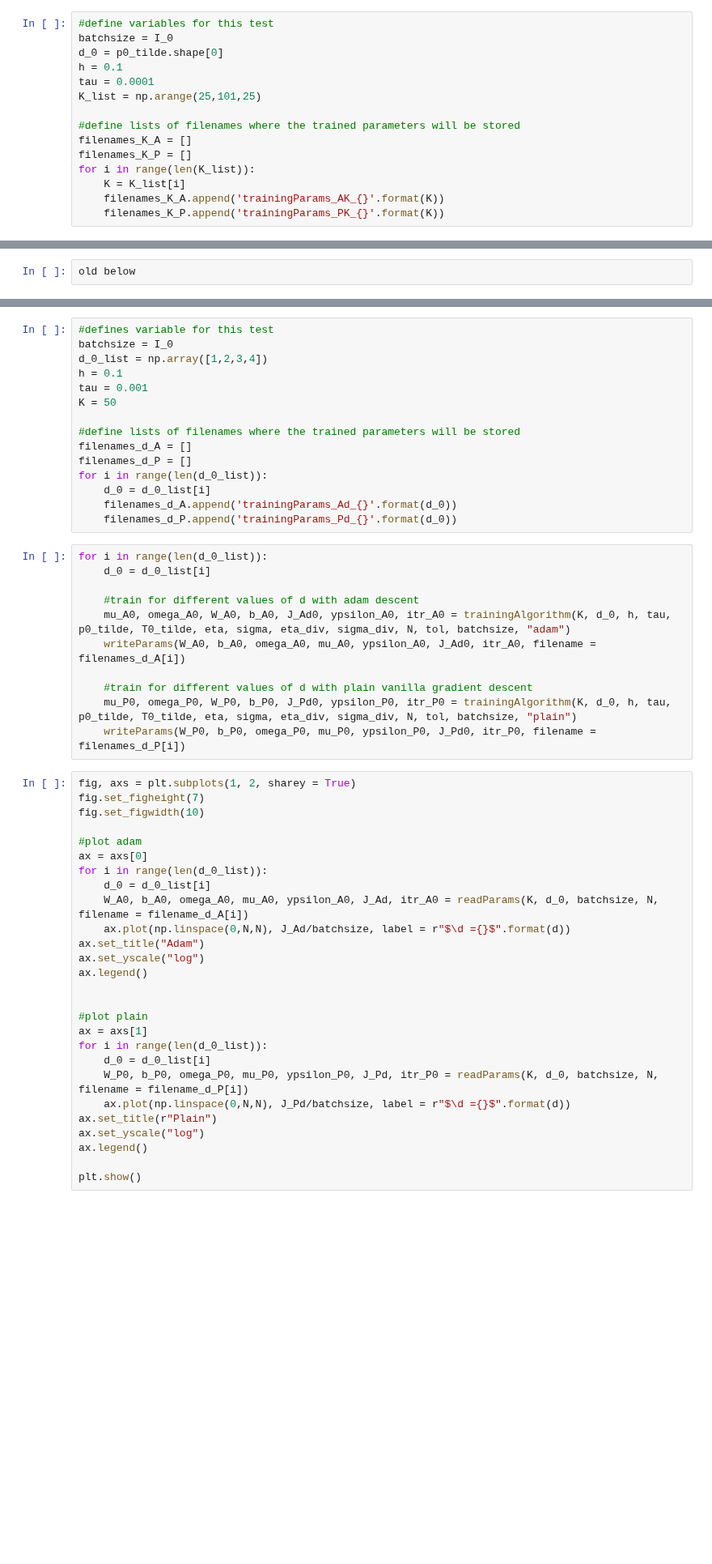
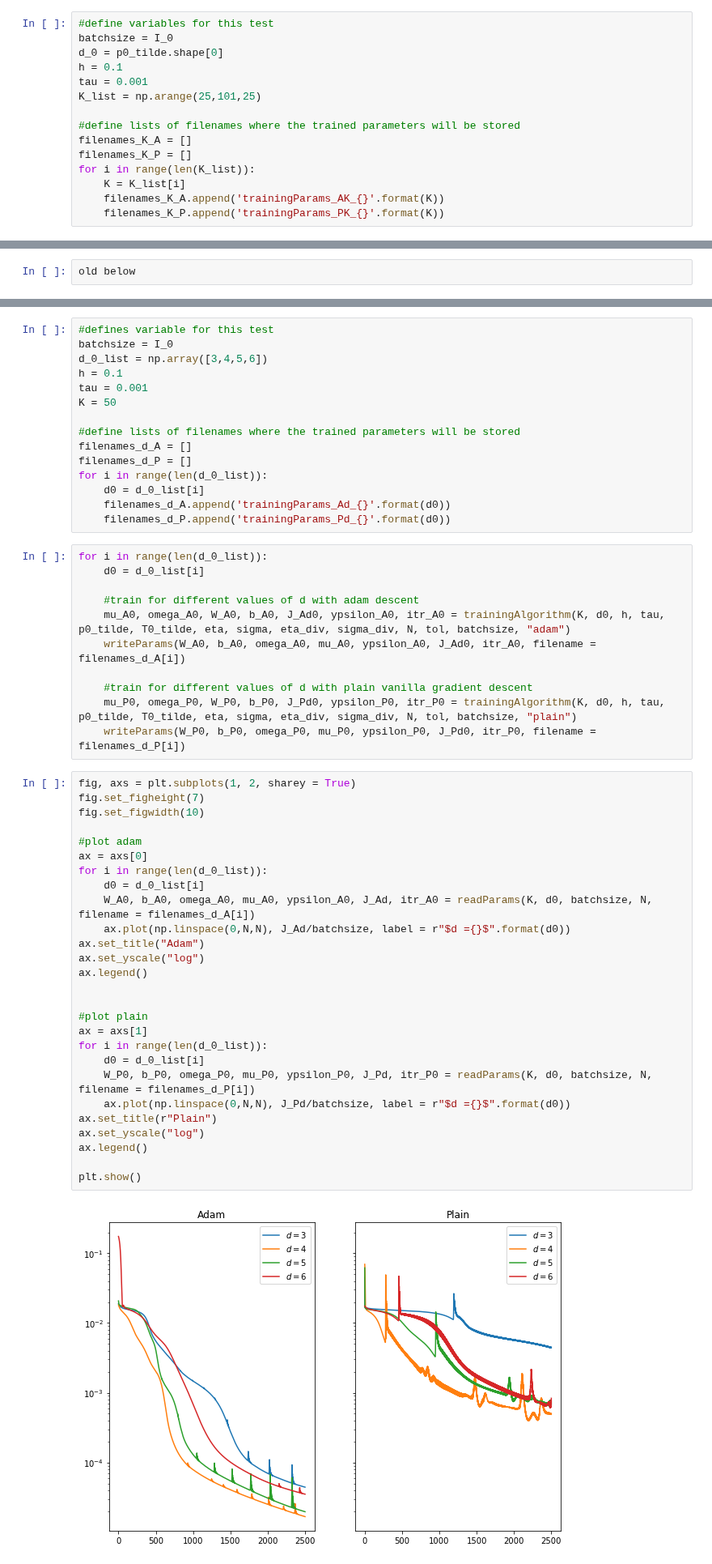
Before and after one commit to vivekapriyas/Function_Neural_Network, a Jupyter notebook: Project2.ipynb, the cells around one changed output, grey strips where cells are left out. Shown at 81% size. Drawn from its saved outputs; the diff is of its cells as text; blank space fills up the shorter version.

```diff
--- a/Project2.ipynb
+++ b/Project2.ipynb
@@ -398,7 +420,7 @@ plt.show()
 batchsize = I_0
 d_0 = p0_tilde.shape[0]
 h = 0.1
-tau = 0.0001
+tau = 0.001
 K_list = np.arange(25,101,25)
 
 #define lists of filenames where the trained parameters will be stored
@@ -677,7 +703,7 @@ plt.show()
 # %%
 #defines variable for this test
 batchsize = I_0
-d_0_list = np.array([1,2,3,4])
+d_0_list = np.array([3,4,5,6])
 h = 0.1
 tau = 0.001
 K = 50
@@ -686,47 +712,49 @@ K = 50
 filenames_d_A = []
 filenames_d_P = []
 for i in range(len(d_0_list)):
-    d_0 = d_0_list[i]
-    filenames_d_A.append('trainingParams_Ad_{}'.format(d_0))
-    filenames_d_P.append('trainingParams_Pd_{}'.format(d_0))
+    d0 = d_0_list[i]
+    filenames_d_A.append('trainingParams_Ad_{}'.format(d0))
+    filenames_d_P.append('trainingParams_Pd_{}'.format(d0))
 # %%
 for i in range(len(d_0_list)):
-    d_0 = d_0_list[i]
+    d0 = d_0_list[i]
 
     #train for different values of d with adam descent
-    mu_A0, omega_A0, W_A0, b_A0, J_Ad0, ypsilon_A0, itr_A0 = trainingAlgorithm(K, d_0, h, tau, p0_tilde, T0_tilde, eta, sigma, eta_div, sigma_div, N, tol, batchsize, "adam")
+    mu_A0, omega_A0, W_A0, b_A0, J_Ad0, ypsilon_A0, itr_A0 = trainingAlgorithm(K, d0, h, tau, p0_tilde, T0_tilde, eta, sigma, eta_div, sigma_div, N, tol, batchsize, "adam")
     writeParams(W_A0, b_A0, omega_A0, mu_A0, ypsilon_A0, J_Ad0, itr_A0, filename = filenames_d_A[i])
 
     #train for different values of d with plain vanilla gradient descent
-    mu_P0, omega_P0, W_P0, b_P0, J_Pd0, ypsilon_P0, itr_P0 = trainingAlgorithm(K, d_0, h, tau, p0_tilde, T0_tilde, eta, sigma, eta_div, sigma_div, N, tol, batchsize, "plain")
+    mu_P0, omega_P0, W_P0, b_P0, J_Pd0, ypsilon_P0, itr_P0 = trainingAlgorithm(K, d0, h, tau, p0_tilde, T0_tilde, eta, sigma, eta_div, sigma_div, N, tol, batchsize, "plain")
     writeParams(W_P0, b_P0, omega_P0, mu_P0, ypsilon_P0, J_Pd0, itr_P0, filename = filenames_d_P[i])
 # %%
 fig, axs = plt.subplots(1, 2, sharey = True)
 fig.set_figheight(7)
 fig.set_figwidth(10)
 
 #plot adam
 ax = axs[0]
 for i in range(len(d_0_list)):
-    d_0 = d_0_list[i]
-    W_A0, b_A0, omega_A0, mu_A0, ypsilon_A0, J_Ad, itr_A0 = readParams(K, d_0, batchsize, N, filename = filename_d_A[i])
-    ax.plot(np.linspace(0,N,N), J_Ad/batchsize, label = r"$\d ={}$".format(d))
+    d0 = d_0_list[i]
+    W_A0, b_A0, omega_A0, mu_A0, ypsilon_A0, J_Ad, itr_A0 = readParams(K, d0, batchsize, N, filename = filenames_d_A[i])
+    ax.plot(np.linspace(0,N,N), J_Ad/batchsize, label = r"$d ={}$".format(d0))
 ax.set_title("Adam")
 ax.set_yscale("log")
 ax.legend()
 
 
 #plot plain
 ax = axs[1]
 for i in range(len(d_0_list)):
-    d_0 = d_0_list[i]
-    W_P0, b_P0, omega_P0, mu_P0, ypsilon_P0, J_Pd, itr_P0 = readParams(K, d_0, batchsize, N, filename = filename_d_P[i])
-    ax.plot(np.linspace(0,N,N), J_Pd/batchsize, label = r"$\d ={}$".format(d))
+    d0 = d_0_list[i]
+    W_P0, b_P0, omega_P0, mu_P0, ypsilon_P0, J_Pd, itr_P0 = readParams(K, d0, batchsize, N, filename = filenames_d_P[i])
+    ax.plot(np.linspace(0,N,N), J_Pd/batchsize, label = r"$d ={}$".format(d0))
 ax.set_title(r"Plain")
 ax.set_yscale("log")
 ax.legend()
 
 plt.show()
+# %% [output]
+[figure, added]
 # %%
 OLD BELOW
 # %% [raw]
```
Also changed, not shown: parts of 62 cells of this notebook, 22 other files.
